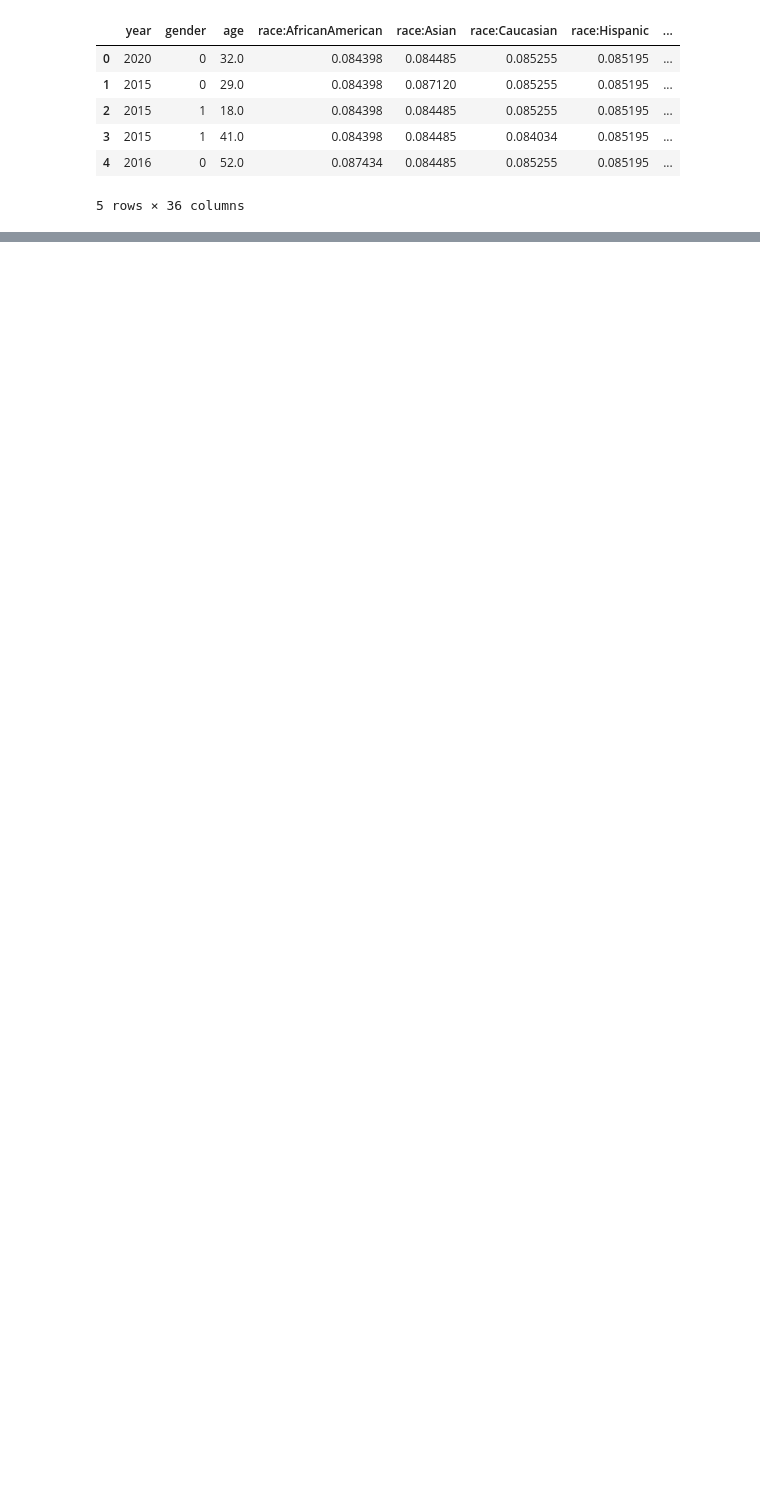
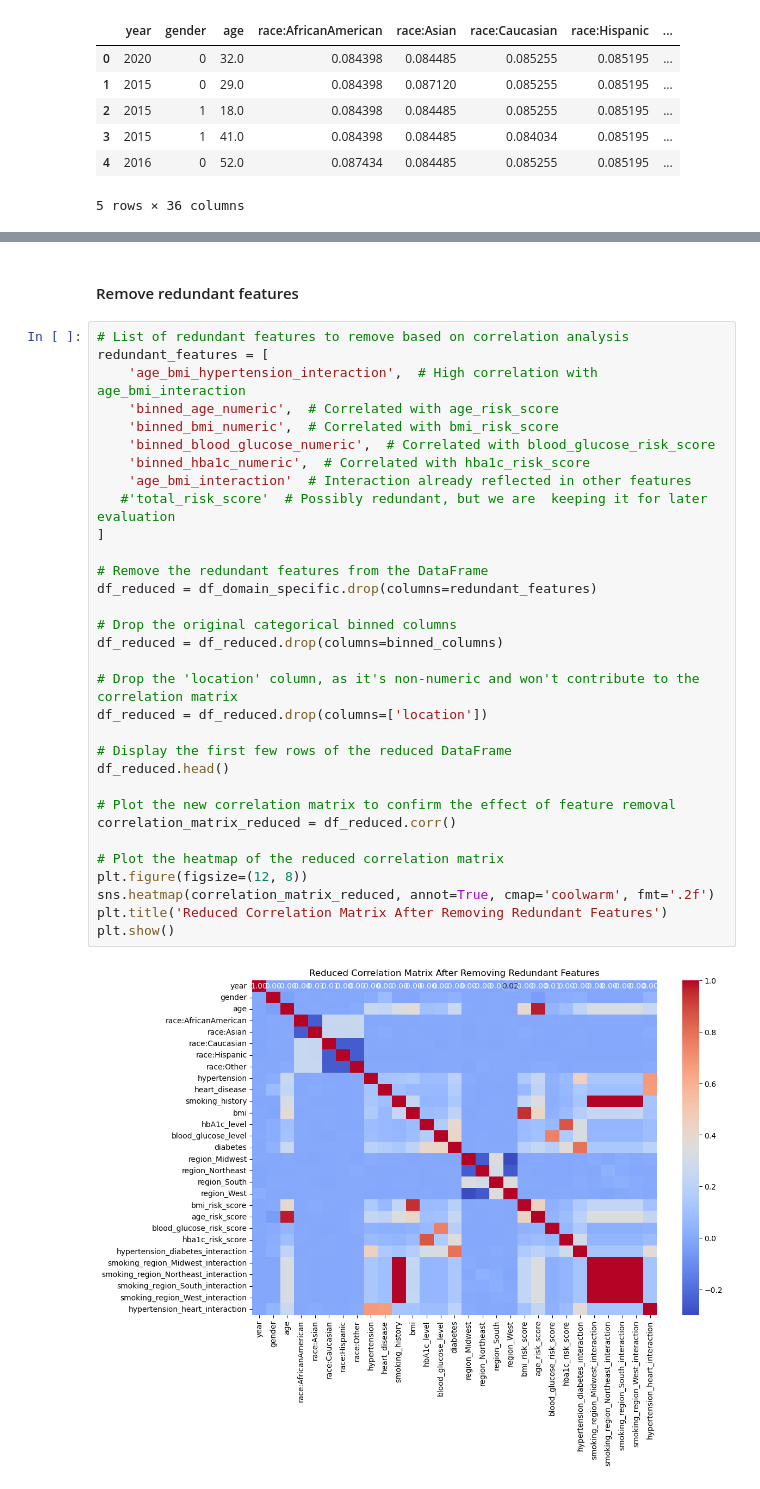
Before and after one commit to yadavLakshay/SDS-CP011-predicting-diabetes, a Jupyter notebook: notebooks/hemant-gulati/hemant_predicting_diabetes.ipynb, the cells around one changed output, grey strips where cells are left out. Drawn from its saved outputs; the diff is of its cells as text; blank space fills up the shorter version.

Commit message:
Implemented redundant feature removal

```diff
--- a/notebooks/hemant-gulati/hemant_predicting_diabetes.ipynb
+++ b/notebooks/hemant-gulati/hemant_predicting_diabetes.ipynb
@@ -1182,0 +1195,36 @@ ValueError: could not convert string to float: 'Pre-diabetes'
+# %% [markdown]
+#### Remove redundant features
+# %%
+# List of redundant features to remove based on correlation analysis
+redundant_features = [
+    'age_bmi_hypertension_interaction',  # High correlation with age_bmi_interaction
+    'binned_age_numeric',  # Correlated with age_risk_score
+    'binned_bmi_numeric',  # Correlated with bmi_risk_score
+    'binned_blood_glucose_numeric',  # Correlated with blood_glucose_risk_score
+    'binned_hba1c_numeric',  # Correlated with hba1c_risk_score
+    'age_bmi_interaction'  # Interaction already reflected in other features
+   #'total_risk_score'  # Possibly redundant, but we are  keeping it for later evaluation
+]
+
+# Remove the redundant features from the DataFrame
+df_reduced = df_domain_specific.drop(columns=redundant_features)
+
+# Drop the original categorical binned columns
+df_reduced = df_reduced.drop(columns=binned_columns)
+
+# Drop the 'location' column, as it's non-numeric and won't contribute to the correlation matrix
+df_reduced = df_reduced.drop(columns=['location'])
+
+# Display the first few rows of the reduced DataFrame
+df_reduced.head()
+
+# Plot the new correlation matrix to confirm the effect of feature removal
+correlation_matrix_reduced = df_reduced.corr()
+
+# Plot the heatmap of the reduced correlation matrix
+plt.figure(figsize=(12, 8))
+sns.heatmap(correlation_matrix_reduced, annot=True, cmap='coolwarm', fmt='.2f')
+plt.title('Reduced Correlation Matrix After Removing Redundant Features')
+plt.show()
+# %% [output]
+[figure, added]
```
Also changed, not shown: parts of 4 cells of this notebook.
